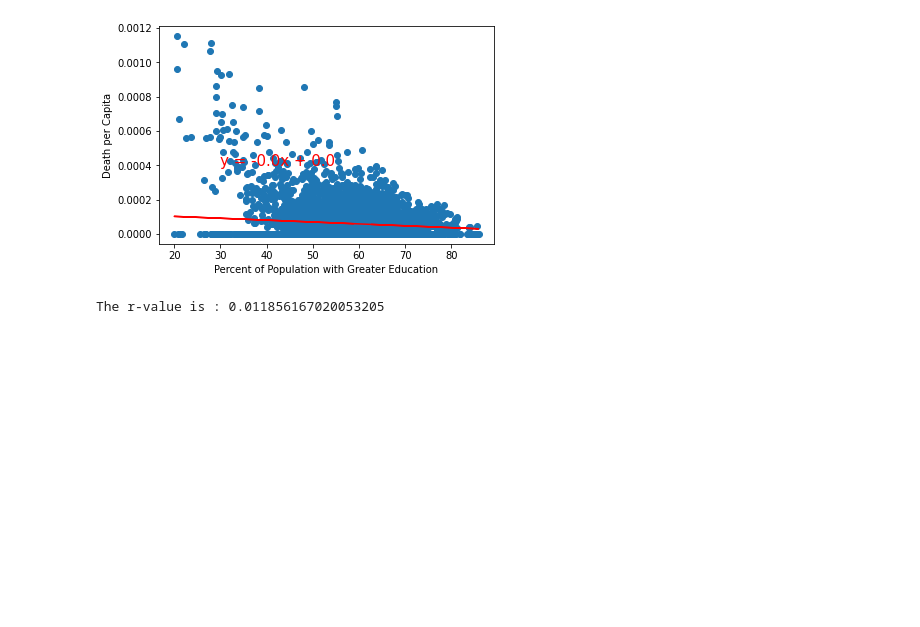
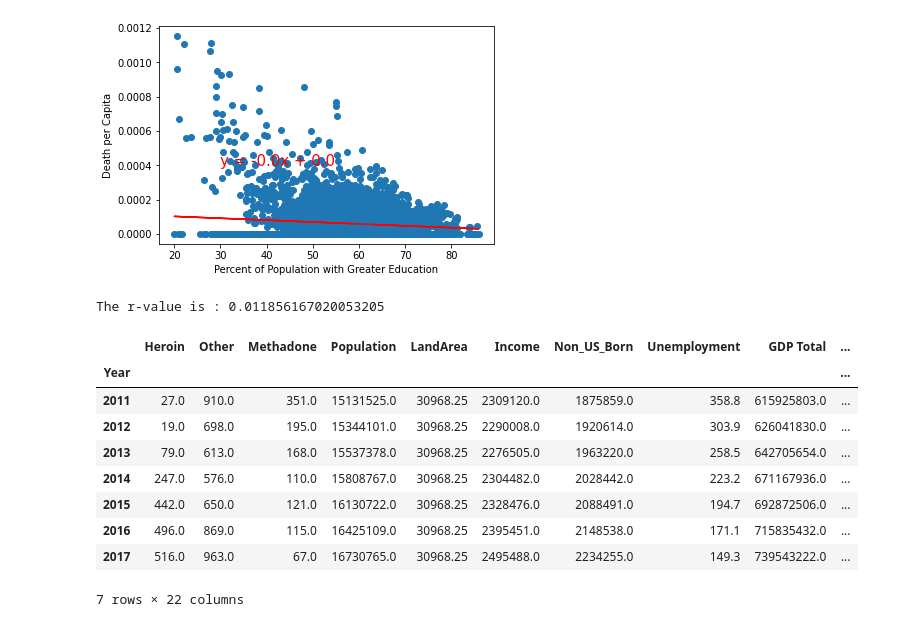
Before and after one commit to BrianMcLane/Opioid_Deaths_In_USA, a Jupyter notebook: project-one/flabs_Tues10.ipynb, the cells around one changed output. Drawn from its saved outputs; the diff is of its cells as text; code cells hidden in the pictures; blank space fills up the shorter version.

```diff
--- a/project-one/flabs_Tues10.ipynb
+++ b/project-one/flabs_Tues10.ipynb
@@ -1003,3 +1028,22 @@ The r-value is : 0.011856167020053205
 # plt.ylabel('Death per Capita')
 # plt.show()
 # print(f"The r-value is : {rvalue**2}")
+# %%
+def state_info(state_name):
+    state = combined_df.loc[combined_df['State'] == state_name]
+    state = state.groupby('Year').sum()
+    return state
+# %%
+florida = state_info('Florida')
+florida
+# %% [output]
+|  | Heroin | Other | Methadone | Population | LandArea | Income | Non_US_Born | Unemployment | GDP Total | ... |
+| Year |  |  |  |  |  |  |  |  |  | ... |
+| 2011 | 27.0 | 910.0 | 351.0 | 15131525.0 | 30968.25 | 2309120.0 | 1875859.0 | 358.8 | 615925803.0 | ... |
+| 2012 | 19.0 | 698.0 | 195.0 | 15344101.0 | 30968.25 | 2290008.0 | 1920614.0 | 303.9 | 626041830.0 | ... |
+| 2013 | 79.0 | 613.0 | 168.0 | 15537378.0 | 30968.25 | 2276505.0 | 1963220.0 | 258.5 | 642705654.0 | ... |
+| 2014 | 247.0 | 576.0 | 110.0 | 15808767.0 | 30968.25 | 2304482.0 | 2028442.0 | 223.2 | 671167936.0 | ... |
+| 2015 | 442.0 | 650.0 | 121.0 | 16130722.0 | 30968.25 | 2328476.0 | 2088491.0 | 194.7 | 692872506.0 | ... |
+| 2016 | 496.0 | 869.0 | 115.0 | 16425109.0 | 30968.25 | 2395451.0 | 2148538.0 | 171.1 | 715835432.0 | ... |
+| 2017 | 516.0 | 963.0 | 67.0 | 16730765.0 | 30968.25 | 2495488.0 | 2234255.0 | 149.3 | 739543222.0 | ... |
+7 rows × 22 columns
```
Also changed, not shown: parts of 24 cells of this notebook, 3 other files.
